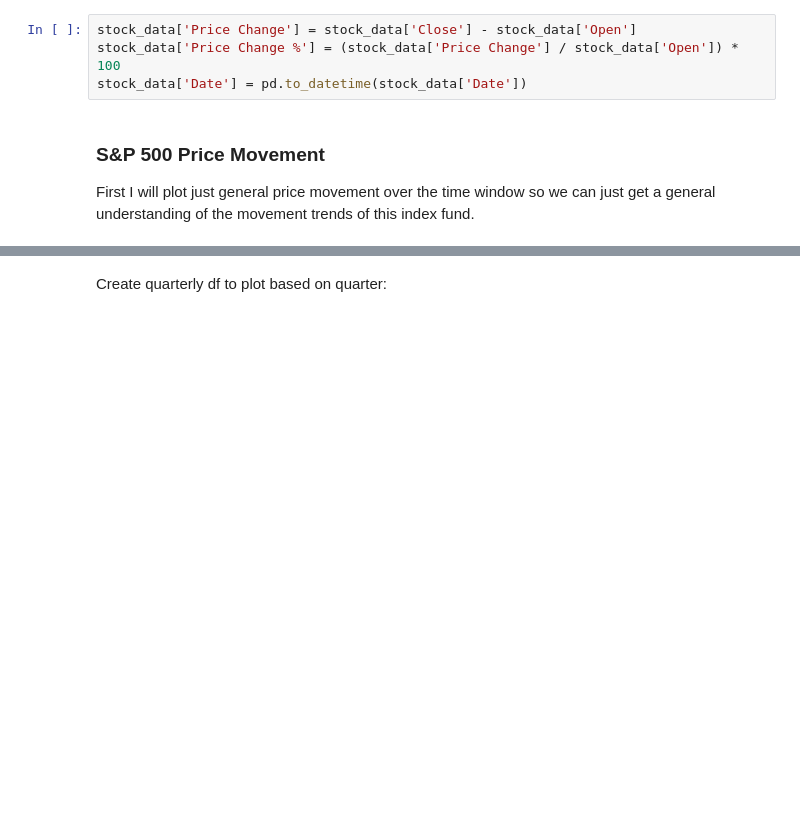
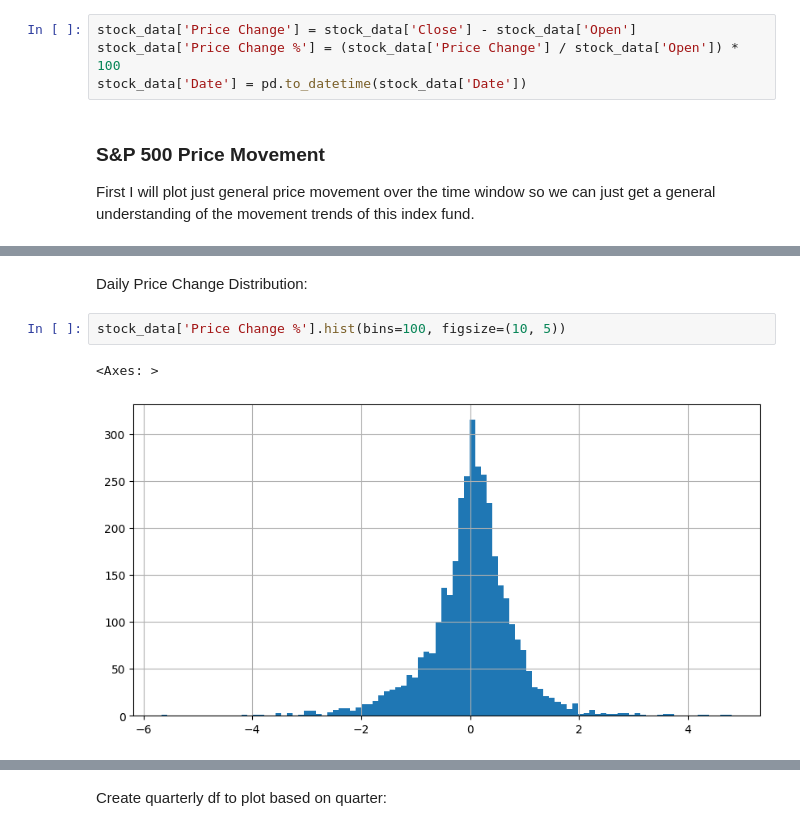
Before and after one commit to OWurst/PittCoin, a Jupyter notebook: expanded_datagathering/Historical_SPY_Exploration.ipynb, the cells around one changed output, grey strips where cells are left out. Drawn from its saved outputs; the diff is of its cells as text; blank space fills up the shorter version.

```diff
--- a/expanded_datagathering/Historical_SPY_Exploration.ipynb
+++ b/expanded_datagathering/Historical_SPY_Exploration.ipynb
@@ -35,0 +36,7 @@ plt.show()
+# %% [markdown]
+Daily Price Change Distribution:
+# %%
+stock_data['Price Change %'].hist(bins=100, figsize=(10, 5))
+# %% [output]
+<Axes: >
+[figure, added]
```
Also changed, not shown: parts of 7 cells of this notebook, 2 other files.
